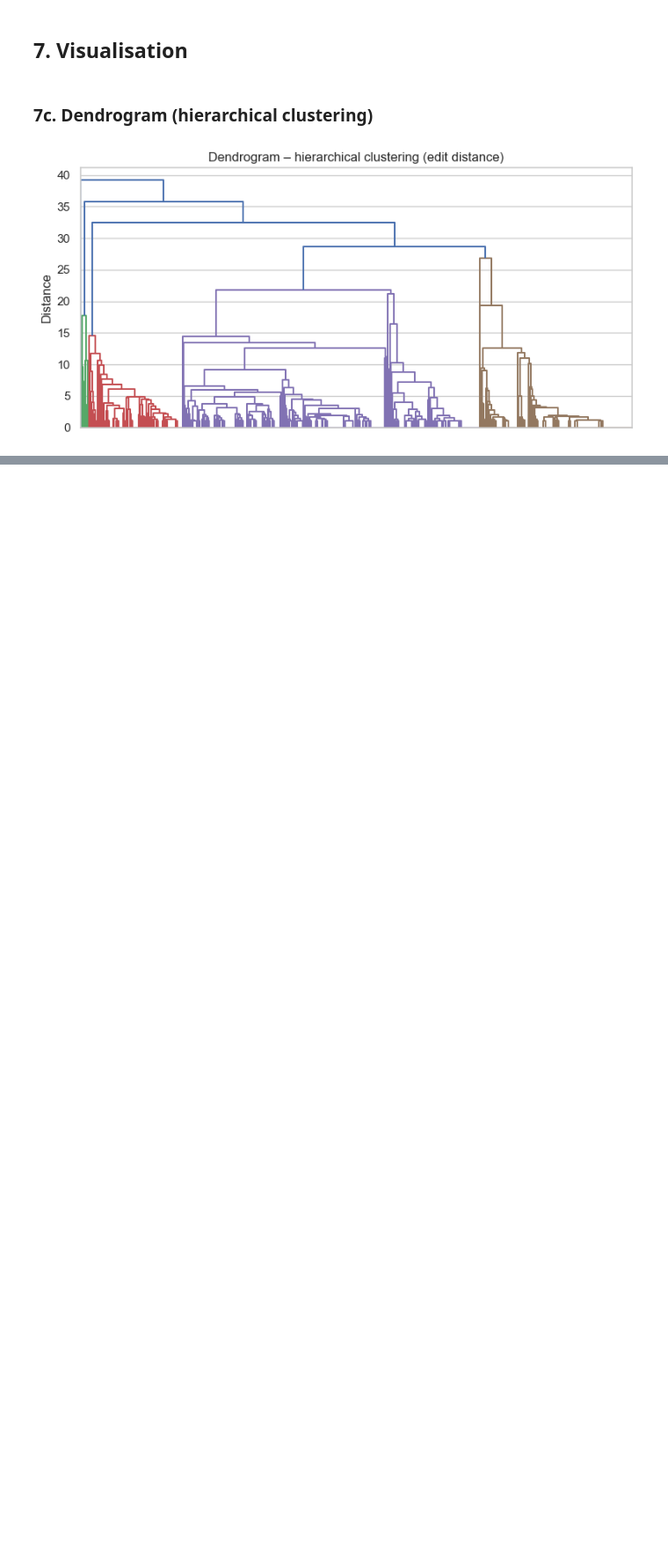
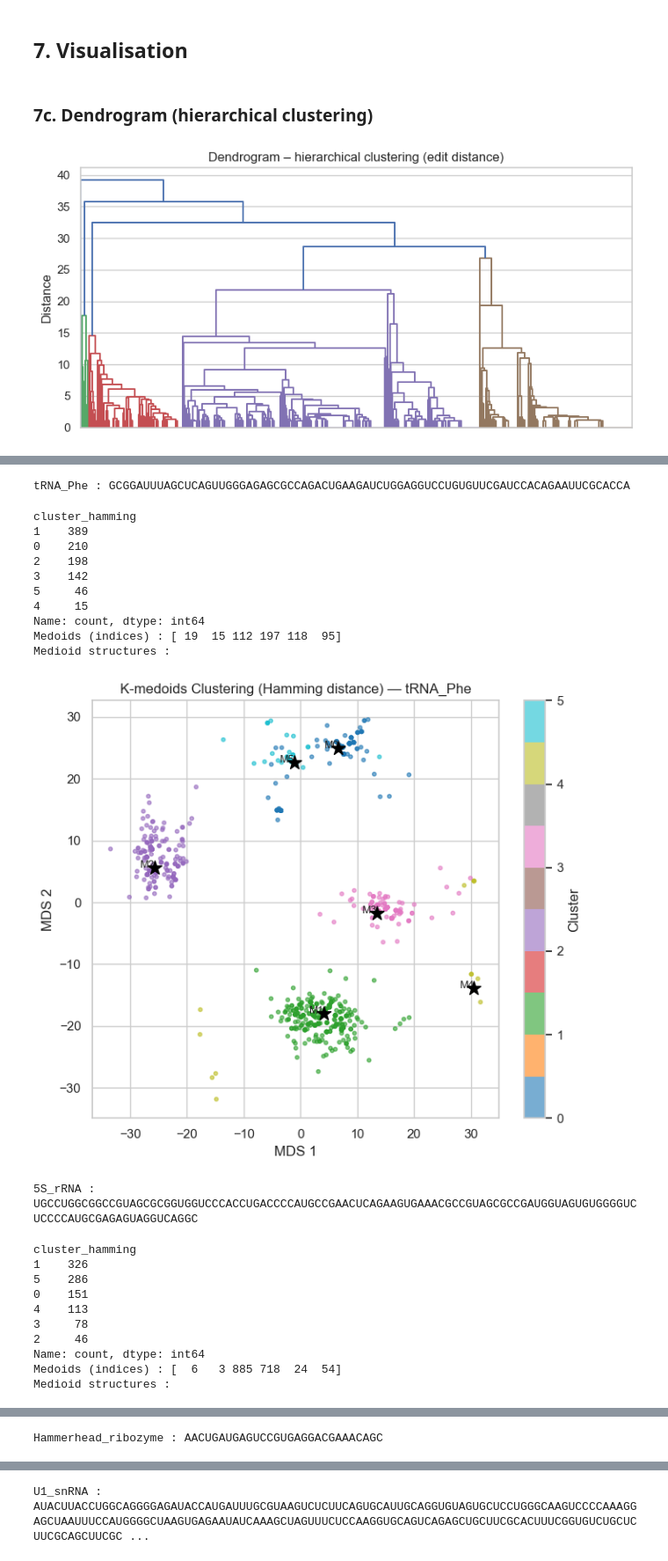
Before and after one commit to beline-y/Clustering-of-RNA-structures, a Jupyter notebook: clustering_rna_structures.ipynb, the cells around one changed output, grey strips where cells are left out. Shown at 88% size. Cells and saved outputs as stored; diff of their text form; code cells hidden in the pictures; blank space fills up the shorter version.

```diff
--- a/clustering_rna_structures.ipynb
+++ b/clustering_rna_structures.ipynb
@@ -550,8 +579,13 @@ def compute_clusters_hamming(df, n_clusters, init = "k-medoids++"):
     print(df["cluster_hamming"].value_counts())
     print(f"Medoids (indices) : {kmed.medoid_indices_}")
     print(f"Medioid structures :")
-    for i, idx in enumerate(kmed.medoid_indices_):
-        print(f"  Cluster {i} : {df['structure'].iloc[idx]}")
+    # for i, idx in enumerate(kmed.medoid_indices_):
+    #     print(f"  Cluster {i} : {df['structure'].iloc[idx]}")
+
+    scaled_sequences = MDS(n_components=2, dissimilarity='precomputed', random_state=0, n_init=10).fit_transform(distance_matrix)
+    df["hamming_MDS_2Dpos_x"] = scaled_sequences[:, 0]
+    df["hamming_MDS_2Dpos_y"] = scaled_sequences[:, 1]
+
 
     return (kmed.medoid_indices_, [df['structure'].iloc[idx] for idx in kmed.medoid_indices_])
 
@@ -840,0 +888,40 @@ plt.show()
+# %%
+N_clusters = 6
+
+for name, sequence in rna_sequences:
+    print(f"\n{name} : {sequence}")
+    md = RNA.md()
+    md.uniq_ML = 1
+    fc = RNA.fold_compound(sequence, md)
+    (propensity, ensemble_energy) = fc.pf()
+    bpp_matrix = fc.bpp()
+    df_benchmark = sampling_structures(fc, num_samples=1000)
+
+    medoids, structures =  compute_clusters_hamming(df_benchmark, n_clusters=N_CLUSTERS)
+    plot_clusters(df_benchmark, "hamming_MDS_2Dpos_x", "hamming_MDS_2Dpos_y", "cluster_hamming", medoids, f"K-medoids Clustering (Hamming distance) — {name}")
+
+    # plot_dot_plot(samples=df_benchmark["structure"].tolist(), sequence_name=name)
+# %% [output]
+tRNA_Phe : GCGGAUUUAGCUCAGUUGGGAGAGCGCCAGACUGAAGAUCUGGAGGUCCUGUGUUCGAUCCACAGAAUUCGCACCA
+cluster_hamming
+1    389
+0    210
+2    198
+3    142
+5     46
+4     15
+Name: count, dtype: int64
+Medoids (indices) : [ 19  15 112 197 118  95]
+Medioid structures :
+[figure, added]
+5S_rRNA : UGCCUGGCGGCCGUAGCGCGGUGGUCCCACCUGACCCCAUGCCGAACUCAGAAGUGAAACGCCGUAGCGCCGAUGGUAGUGUGGGGUCUCCCCAUGCGAGAGUAGGUCAGGC
+cluster_hamming
+1    326
+5    286
+0    151
+4    113
+3     78
+2     46
+Name: count, dtype: int64
+Medoids (indices) : [  6   3 885 718  24  54]
+Medioid structures :
@@ -840,0 +929 @@ plt.show()
+Hammerhead_ribozyme : AACUGAUGAGUCCGUGAGGACGAAACAGC
@@ -840,0 +941 @@ plt.show()
+U1_snRNA : AUACUUACCUGGCAGGGGAGAUACCAUGAUUUGCGUAAGUCUCUUCAGUGCAUUGCAGGUGUAGUGCUCCUGGGCAAGUCCCCAAAGGAGCUAAUUUCCAUGGGGCUAAGUGAGAAUAUCAAAGCUAGUUUCUCCAAGGUGCAGUCAGAGCUGCUUCGCACUUUCGGUGUCUGCUCUUCGCAGCUUCGC ...
```
Also changed, not shown: parts of 20 cells of this notebook.
